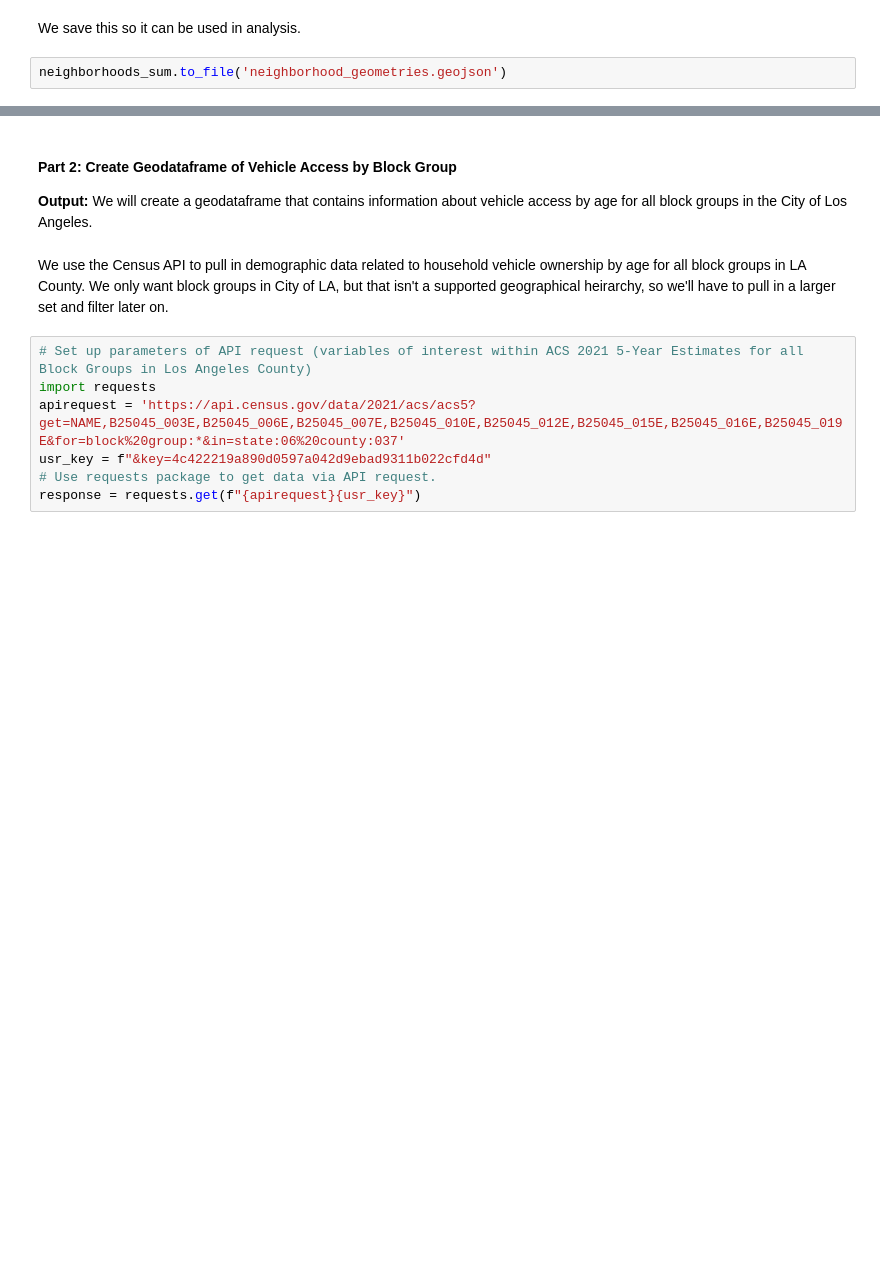
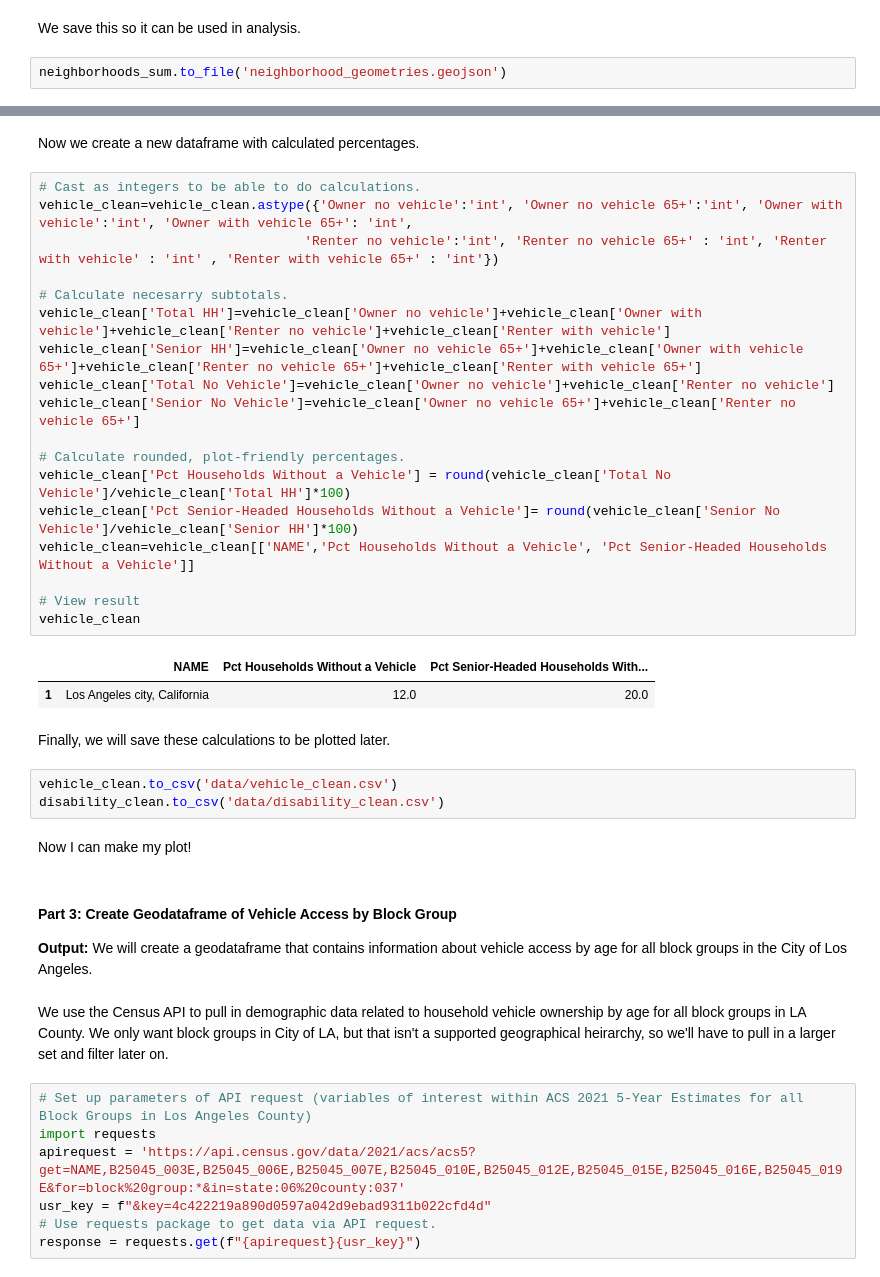
Before and after one commit to lucybriggs12/snakeemoji, a Jupyter notebook: Group Assignments/Week 08/Prep_Notebook.ipynb, the cells around one changed output, grey strips where cells are left out. Cells and saved outputs as stored; diff of their text form; blank space fills up the shorter version.

```diff
--- a/Group Assignments/Week 08/Prep_Notebook.ipynb
+++ b/Group Assignments/Week 08/Prep_Notebook.ipynb
@@ -121,5 +209,35 @@ neighborhoods_sum.to_file('neighborhood_geometries.geojson')
+# %% [markdown]
+Now we create a new dataframe with calculated percentages.
+# %%
+# Cast as integers to be able to do calculations.
+vehicle_clean=vehicle_clean.astype({'Owner no vehicle':'int', 'Owner no vehicle 65+':'int', 'Owner with vehicle':'int', 'Owner with vehicle 65+': 'int',
+                                  'Renter no vehicle':'int', 'Renter no vehicle 65+' : 'int', 'Renter with vehicle' : 'int' , 'Renter with vehicle 65+' : 'int'})
+
+# Calculate necesarry subtotals.
+vehicle_clean['Total HH']=vehicle_clean['Owner no vehicle']+vehicle_clean['Owner with vehicle']+vehicle_clean['Renter no vehicle']+vehicle_clean['Renter with vehicle']
+vehicle_clean['Senior HH']=vehicle_clean['Owner no vehicle 65+']+vehicle_clean['Owner with vehicle 65+']+vehicle_clean['Renter no vehicle 65+']+vehicle_clean['Renter with vehicle 65+']
+vehicle_clean['Total No Vehicle']=vehicle_clean['Owner no vehicle']+vehicle_clean['Renter no vehicle']
+vehicle_clean['Senior No Vehicle']=vehicle_clean['Owner no vehicle 65+']+vehicle_clean['Renter no vehicle 65+']
+
+# Calculate rounded, plot-friendly percentages.
+vehicle_clean['Pct Households Without a Vehicle'] = round(vehicle_clean['Total No Vehicle']/vehicle_clean['Total HH']*100)
+vehicle_clean['Pct Senior-Headed Households Without a Vehicle']= round(vehicle_clean['Senior No Vehicle']/vehicle_clean['Senior HH']*100)
+vehicle_clean=vehicle_clean[['NAME','Pct Households Without a Vehicle', 'Pct Senior-Headed Households Without a Vehicle']]
+
+# View result
+vehicle_clean
+# %% [output]
+|  | NAME | Pct Households Without a Vehicle | Pct Senior-Headed Households With... |
+| 1 | Los Angeles city, California | 12.0 | 20.0 |
+# %% [markdown]
+Finally, we will save these calculations to be plotted later.
+# %%
+vehicle_clean.to_csv('data/vehicle_clean.csv')
+disability_clean.to_csv('data/disability_clean.csv')
+# %% [markdown]
+Now I can make my plot!
 # %% [markdown]
-#### Part 2: Create Geodataframe of Vehicle Access by Block Group
+#### Part 3: Create Geodataframe of Vehicle Access by Block Group
 <b>Output:</b> We will create a geodataframe that contains information about vehicle access by age for all block groups in the City of Los Angeles.
 # %% [markdown]
 We use the Census API to pull in demographic data related to household vehicle ownership by age for all block groups in LA County. We only want block groups in City of LA, but that isn't a supported geographical heirarchy, so we'll have to pull in a larger set and filter later on.
```
Also changed, not shown: parts of 18 cells of this notebook, 11 other files.
